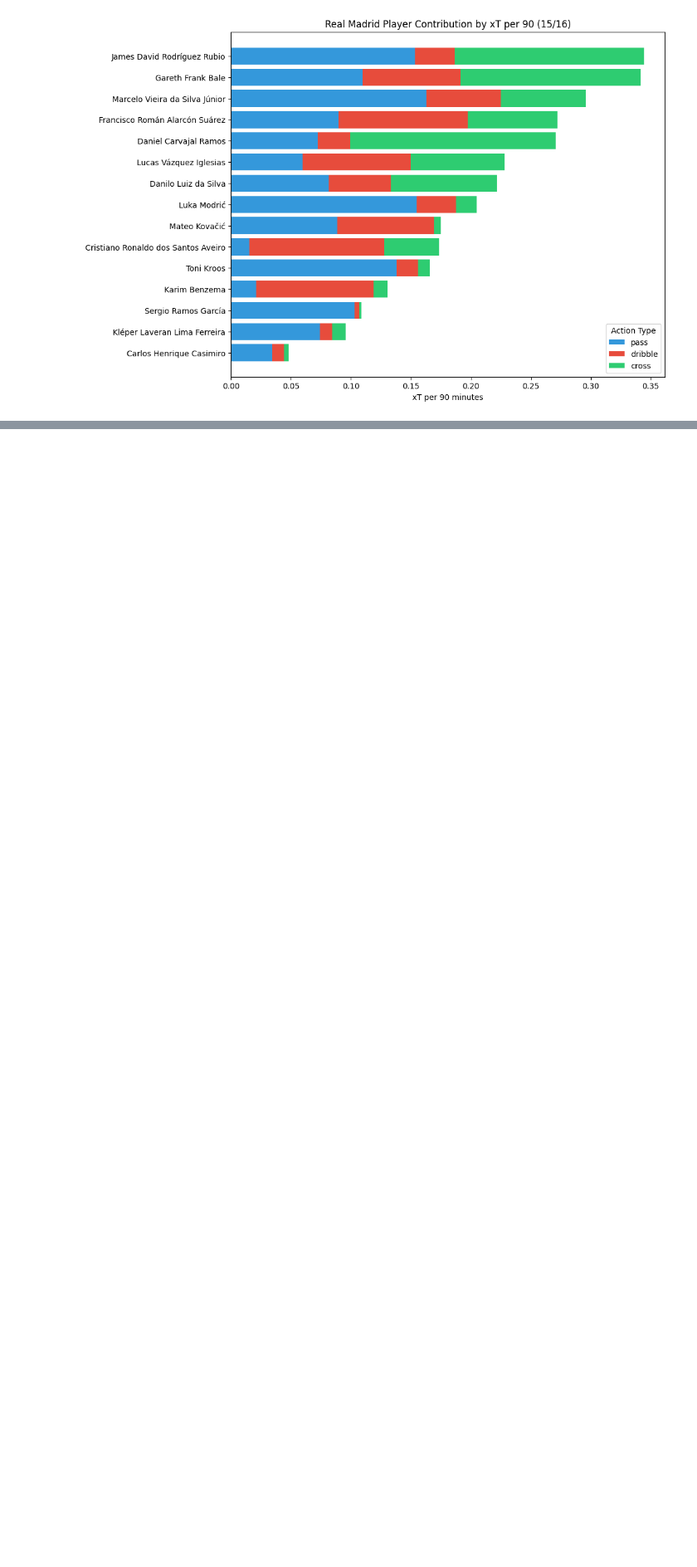
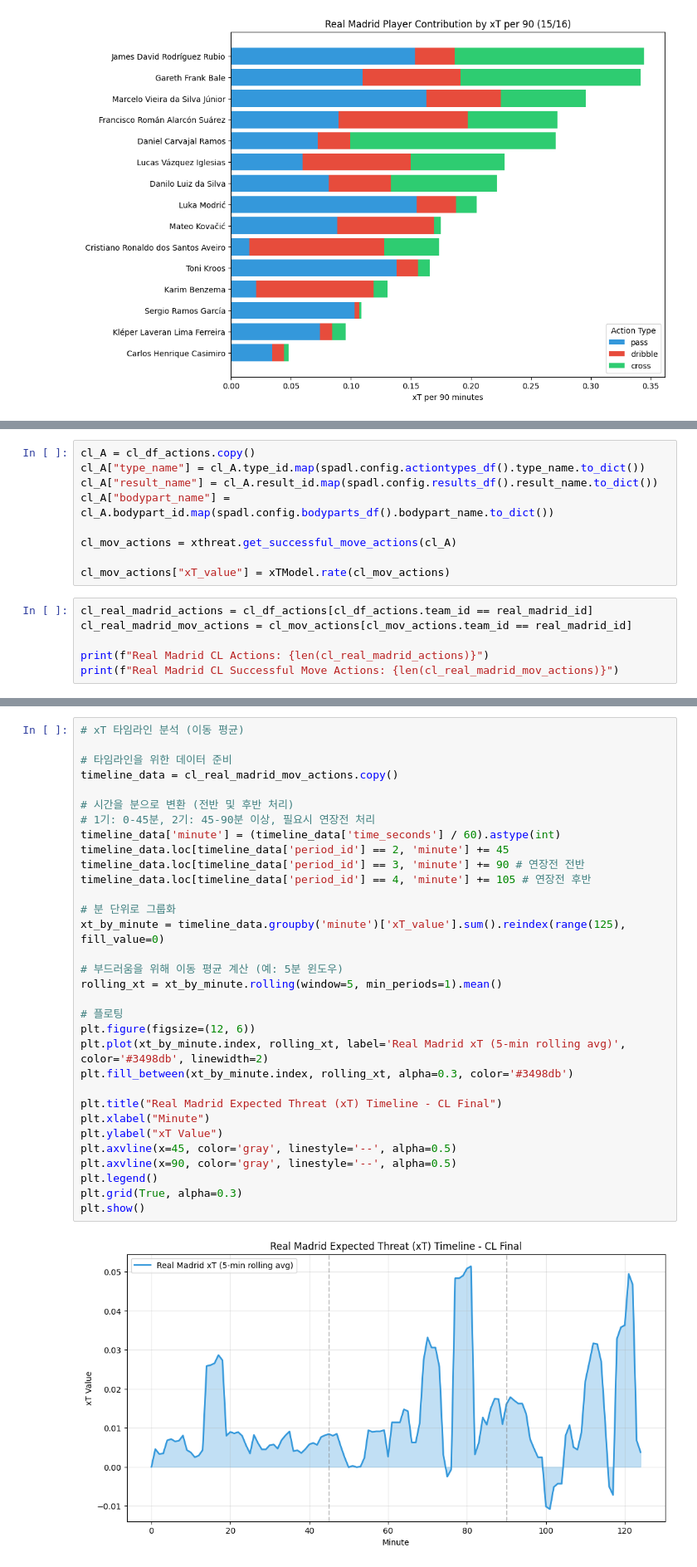
Before and after one commit to SuperStarKang/FootballAnalytics, a Jupyter notebook: xT/real_madrid_xt_analysis.ipynb, the cells around one changed output, grey strips where cells are left out. Shown at 83% size. Cells and saved outputs as stored; diff of their text form; blank space fills up the shorter version.

```diff
--- a/xT/real_madrid_xt_analysis.ipynb
+++ b/xT/real_madrid_xt_analysis.ipynb
@@ -380,0 +432,15 @@ mps.heatmap(xt_matrix.T, cmap="hot", linecolor="white", cbar="True")
+# %%
+cl_A = cl_df_actions.copy()
+cl_A["type_name"] = cl_A.type_id.map(spadl.config.actiontypes_df().type_name.to_dict())
+cl_A["result_name"] = cl_A.result_id.map(spadl.config.results_df().result_name.to_dict())
+cl_A["bodypart_name"] = cl_A.bodypart_id.map(spadl.config.bodyparts_df().bodypart_name.to_dict())
+
+cl_mov_actions = xthreat.get_successful_move_actions(cl_A)
+
+cl_mov_actions["xT_value"] = xTModel.rate(cl_mov_actions)
+# %%
+cl_real_madrid_actions = cl_df_actions[cl_df_actions.team_id == real_madrid_id]
+cl_real_madrid_mov_actions = cl_mov_actions[cl_mov_actions.team_id == real_madrid_id]
+
+print(f"Real Madrid CL Actions: {len(cl_real_madrid_actions)}")
+print(f"Real Madrid CL Successful Move Actions: {len(cl_real_madrid_mov_actions)}")
@@ -380,0 +489,34 @@ mps.heatmap(xt_matrix.T, cmap="hot", linecolor="white", cbar="True")
+# %%
+# xT 타임라인 분석 (이동 평균)
+
+# 타임라인을 위한 데이터 준비
+timeline_data = cl_real_madrid_mov_actions.copy()
+
+# 시간을 분으로 변환 (전반 및 후반 처리)
+# 1기: 0-45분, 2기: 45-90분 이상, 필요시 연장전 처리
+timeline_data['minute'] = (timeline_data['time_seconds'] / 60).astype(int)
+timeline_data.loc[timeline_data['period_id'] == 2, 'minute'] += 45
+timeline_data.loc[timeline_data['period_id'] == 3, 'minute'] += 90 # 연장전 전반
+timeline_data.loc[timeline_data['period_id'] == 4, 'minute'] += 105 # 연장전 후반
+
+# 분 단위로 그룹화
+xt_by_minute = timeline_data.groupby('minute')['xT_value'].sum().reindex(range(125), fill_value=0)
+
+# 부드러움을 위해 이동 평균 계산 (예: 5분 윈도우)
+rolling_xt = xt_by_minute.rolling(window=5, min_periods=1).mean()
+
+# 플로팅
+plt.figure(figsize=(12, 6))
+plt.plot(xt_by_minute.index, rolling_xt, label='Real Madrid xT (5-min rolling avg)', color='#3498db', linewidth=2)
+plt.fill_between(xt_by_minute.index, rolling_xt, alpha=0.3, color='#3498db')
+
+plt.title("Real Madrid Expected Threat (xT) Timeline - CL Final")
+plt.xlabel("Minute")
+plt.ylabel("xT Value")
+plt.axvline(x=45, color='gray', linestyle='--', alpha=0.5)
+plt.axvline(x=90, color='gray', linestyle='--', alpha=0.5)
+plt.legend()
+plt.grid(True, alpha=0.3)
+plt.show()
+# %% [output]
+[figure, added]
```
Also changed, not shown: parts of 13 cells of this notebook.
